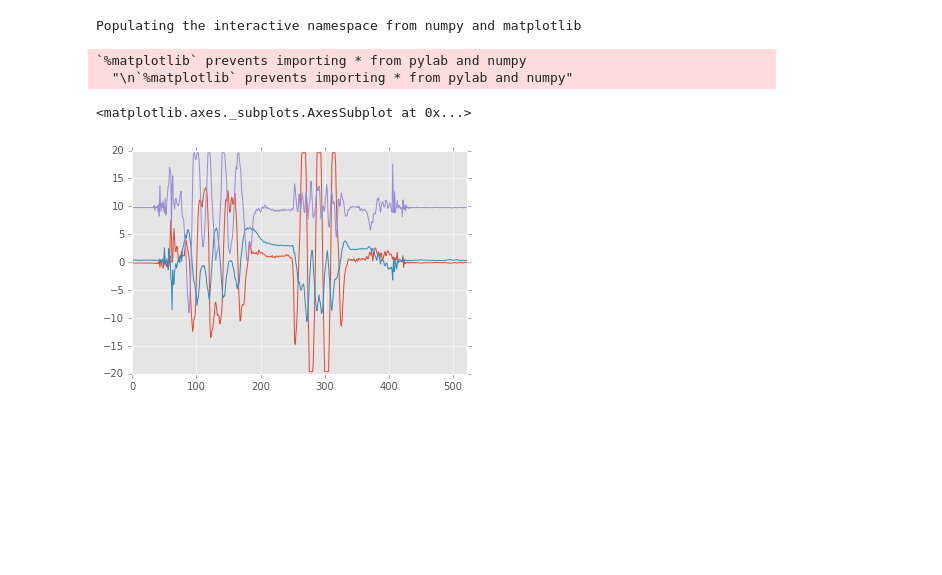
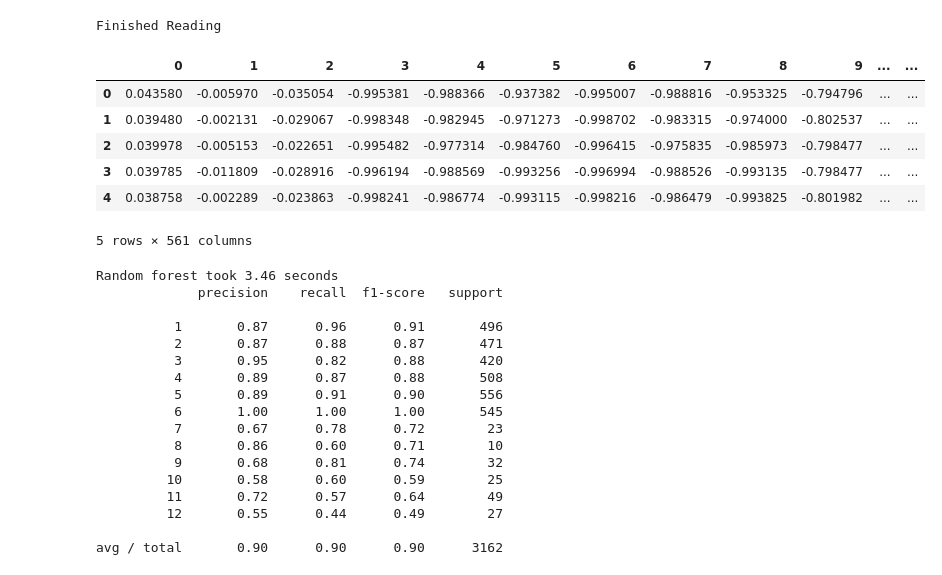
Before and after one commit to leandronb/mdetect, a Jupyter notebook: Untitled.ipynb, the cells around one changed output. Drawn from its saved outputs; the diff is of its cells as text; code cells hidden in the pictures; blank space fills up the shorter version.

```diff
--- a/Untitled.ipynb
+++ b/Untitled.ipynb
@@ -44,19 +0,0 @@ KeyboardInterrupt:
-# %%
-%pylab inline
-import pandas as pd
-import pylab
-import numpy as np
-data = pd.read_csv('data.csv')
-data['x']
-x = data['x']
-y = data['y']
-z = data['z']
-x.plot()
-y.plot()
-z.plot()
-# %% [output]
-Populating the interactive namespace from numpy and matplotlib
-`%matplotlib` prevents importing * from pylab and numpy
-  "\n`%matplotlib` prevents importing * from pylab and numpy"
-<matplotlib.axes._subplots.AxesSubplot at 0x...>
-[figure, removed]
@@ -103,0 +1,60 @@ pylab.plot(x,y)
+# %%
+from sklearn import tree
+from sklearn.metrics import classification_report
+from sklearn.ensemble import RandomForestClassifier
+from time import time
+import pandas as pd
+import tensorflow.contrib.learn as tf
+
+
+# Read data sets
+TRAINFOLDER = "HAPT/Train"
+TESTFOLDER = "HAPT/Test"
+
+x_train = pd.read_csv(TRAINFOLDER + "/X_train.txt", delim_whitespace = True, header = None)
+y_train = pd.read_csv(TRAINFOLDER + "/y_train.txt", delim_whitespace = True, header = None)
+x_test = pd.read_csv(TESTFOLDER + "/X_test.txt", delim_whitespace = True, header = None)
+y_test = pd.read_csv(TESTFOLDER + "/y_test.txt", delim_whitespace = True, header = None)
+
+print "Finished Reading"
+# %% [output]
+Finished Reading
+# %%
+x_train.head()
+# %% [output]
+|  | 0 | 1 | 2 | 3 | 4 | 5 | 6 | 7 | 8 | 9 | ... | ... |
+| 0 | 0.043580 | -0.005970 | -0.035054 | -0.995381 | -0.988366 | -0.937382 | -0.995007 | -0.988816 | -0.953325 | -0.794796 | ... | ... |
+| 1 | 0.039480 | -0.002131 | -0.029067 | -0.998348 | -0.982945 | -0.971273 | -0.998702 | -0.983315 | -0.974000 | -0.802537 | ... | ... |
+| 2 | 0.039978 | -0.005153 | -0.022651 | -0.995482 | -0.977314 | -0.984760 | -0.996415 | -0.975835 | -0.985973 | -0.798477 | ... | ... |
+| 3 | 0.039785 | -0.011809 | -0.028916 | -0.996194 | -0.988569 | -0.993256 | -0.996994 | -0.988526 | -0.993135 | -0.798477 | ... | ... |
+| 4 | 0.038758 | -0.002289 | -0.023863 | -0.998241 | -0.986774 | -0.993115 | -0.998216 | -0.986479 | -0.993825 | -0.801982 | ... | ... |
+5 rows × 561 columns
+# %%
+clf = RandomForestClassifier(n_estimators=20)
+
+start = time()
+clf = clf.fit(x_train, y_train)
+
+print('Random forest took %.2f seconds' % ((time() - start)))
+y_predict = clf.predict(x_test)
+
+
+print(classification_report(y_test, y_predict))
+# %% [output]
+Random forest took 3.46 seconds
+             precision    recall  f1-score   support
+
+          1       0.87      0.96      0.91       496
+          2       0.87      0.88      0.87       471
+          3       0.95      0.82      0.88       420
+          4       0.89      0.87      0.88       508
+          5       0.89      0.91      0.90       556
+          6       1.00      1.00      1.00       545
+          7       0.67      0.78      0.72        23
+          8       0.86      0.60      0.71        10
+          9       0.68      0.81      0.74        32
+         10       0.58      0.60      0.59        25
+         11       0.72      0.57      0.64        49
+         12       0.55      0.44      0.49        27
+
+avg / total       0.90      0.90      0.90      3162
```
Also changed, not shown: parts of 4 cells of this notebook, 36 other files.
